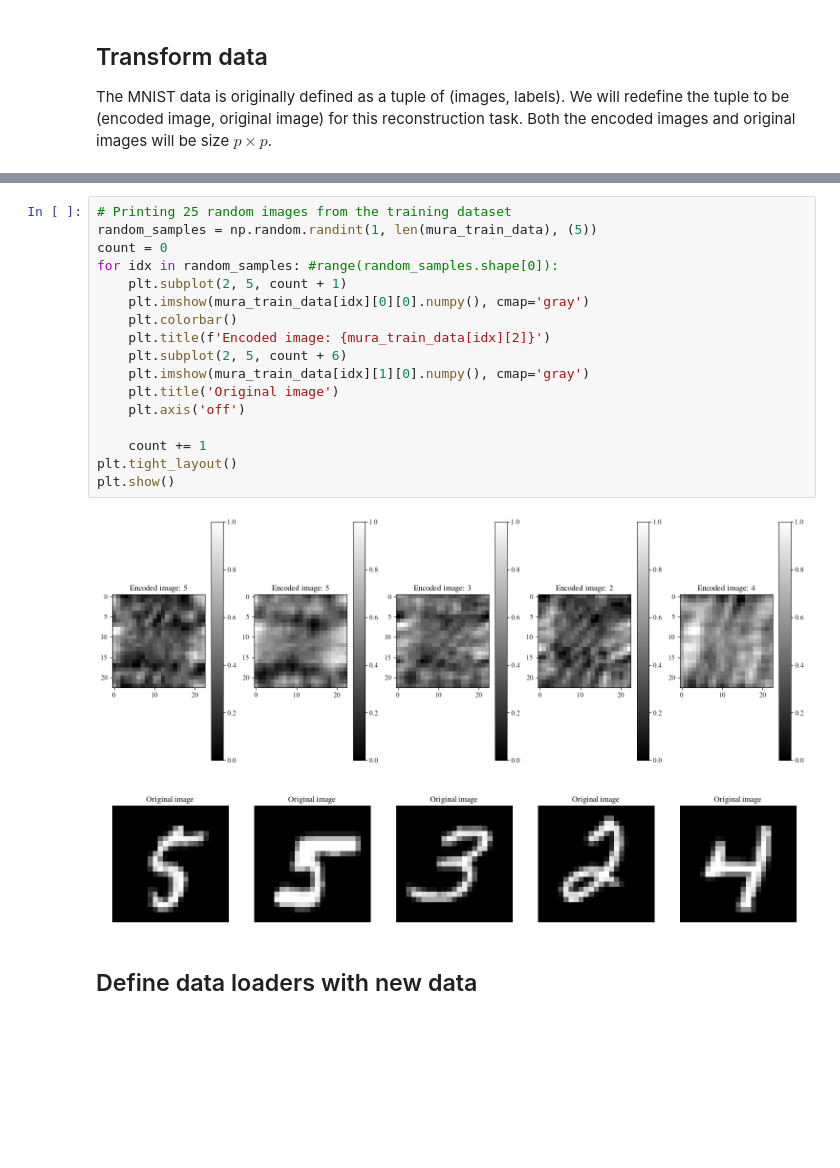
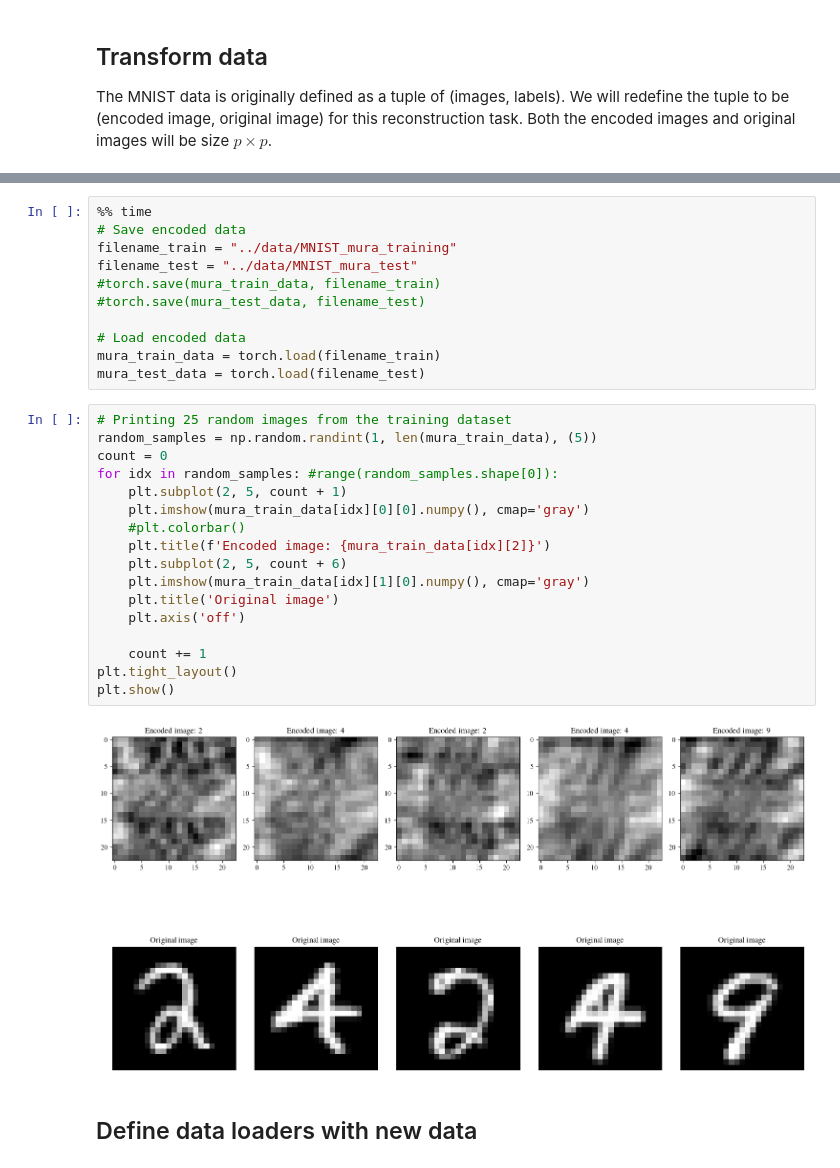
Before and after one commit to jornelasmunoz/UCM_Undergraduate_Research, a Jupyter notebook: jornelasmunoz/notebooks/CNN_Reconstruction.ipynb, the cells around one changed output, grey strips where cells are left out. Saved outputs shown, nothing was run; the diff lists cells and outputs as text; blank space fills up the shorter version.

```diff
--- a/jornelasmunoz/notebooks/CNN_Reconstruction.ipynb
+++ b/jornelasmunoz/notebooks/CNN_Reconstruction.ipynb
@@ -150,22 +146,33 @@ Wall time: 2min 29s
+# %%
+%% time
+# Save encoded data
+filename_train = "../data/MNIST_mura_training"
+filename_test = "../data/MNIST_mura_test"
+#torch.save(mura_train_data, filename_train)
+#torch.save(mura_test_data, filename_test)
+
+# Load encoded data
+mura_train_data = torch.load(filename_train)
+mura_test_data = torch.load(filename_test)
 # %%
 # Printing 25 random images from the training dataset
 random_samples = np.random.randint(1, len(mura_train_data), (5))
 count = 0
 for idx in random_samples: #range(random_samples.shape[0]):
     plt.subplot(2, 5, count + 1)
     plt.imshow(mura_train_data[idx][0][0].numpy(), cmap='gray')
-    plt.colorbar()
+    #plt.colorbar()
     plt.title(f'Encoded image: {mura_train_data[idx][2]}')
     plt.subplot(2, 5, count + 6)
     plt.imshow(mura_train_data[idx][1][0].numpy(), cmap='gray')
     plt.title('Original image')
     plt.axis('off')
 
     count += 1
 plt.tight_layout()
 plt.show()
 # %% [output]
-[figure, old version]
+[figure, new version]
 # %% [markdown]
 ## Define data loaders with new data
 # %%
```
Also changed, not shown: parts of 12 cells of this notebook.
